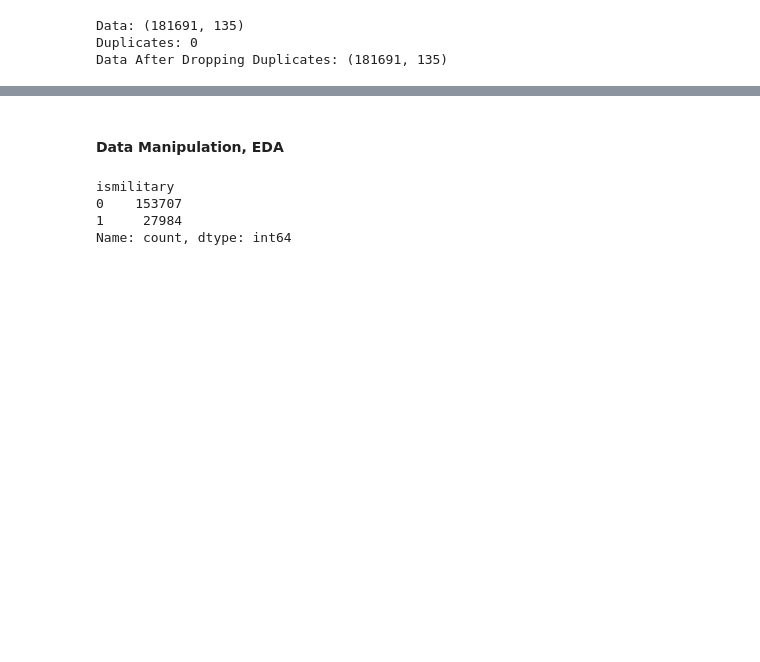
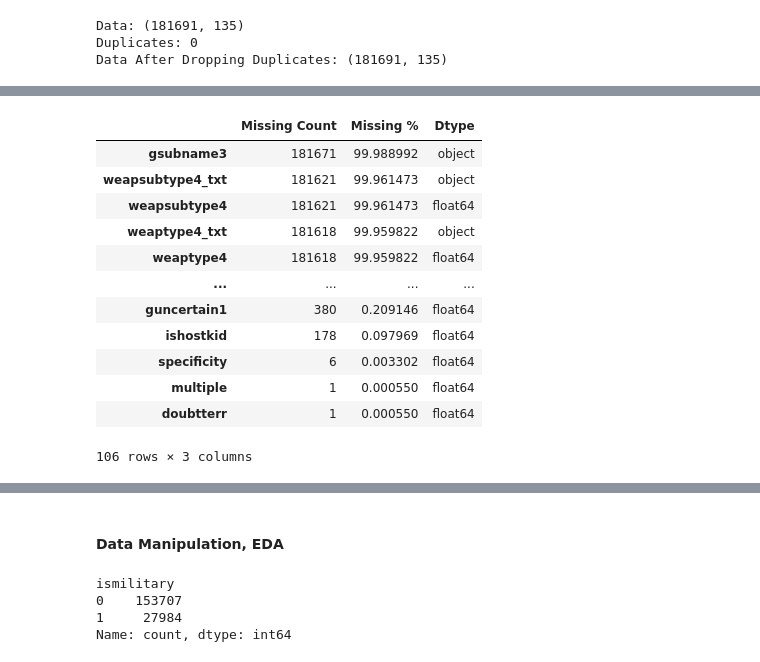
Before and after one commit to hhnguyen72/terrorism, a Jupyter notebook: notebooks/eda.ipynb, the cells around one changed output, grey strips where cells are left out. Saved outputs shown, nothing was run; the diff lists cells and outputs as text; code cells hidden in the pictures; blank space fills up the shorter version.

```diff
--- a/notebooks/eda.ipynb
+++ b/notebooks/eda.ipynb
@@ -115,3 +137,36 @@ Data After Dropping Duplicates: (181691, 135)
+# %%
+
+def missing_summary(df):
+    """Summarize missing values by column."""
+    missing_counts = df.isnull().sum()
+    missing_perc = (missing_counts / len(df)) * 100
+
+    missing_df = pd.DataFrame({
+        'Missing Count': missing_counts,
+        'Missing %': missing_perc,
+        'Dtype': df.dtypes
+    })
+
+    # Filter only columns with missing values
+    missing_df = missing_df[missing_df['Missing Count'] > 0].sort_values(by='Missing Count', ascending=False)
+
+    return missing_df
+
+missing_summary(df)
+# %% [output]
+|  | Missing Count | Missing % | Dtype |
+| gsubname3 | 181671 | 99.988992 | object |
+| weapsubtype4_txt | 181621 | 99.961473 | object |
+| weapsubtype4 | 181621 | 99.961473 | float64 |
+| weaptype4_txt | 181618 | 99.959822 | object |
+| weaptype4 | 181618 | 99.959822 | float64 |
+| ... | ... | ... | ... |
+| guncertain1 | 380 | 0.209146 | float64 |
+| ishostkid | 178 | 0.097969 | float64 |
+| specificity | 6 | 0.003302 | float64 |
+| multiple | 1 | 0.000550 | float64 |
+| doubtterr | 1 | 0.000550 | float64 |
+106 rows × 3 columns
 # %%
 df.describe()
 # %% [output]
```
Also changed, not shown: parts of 13 cells of this notebook, 1 other file.
